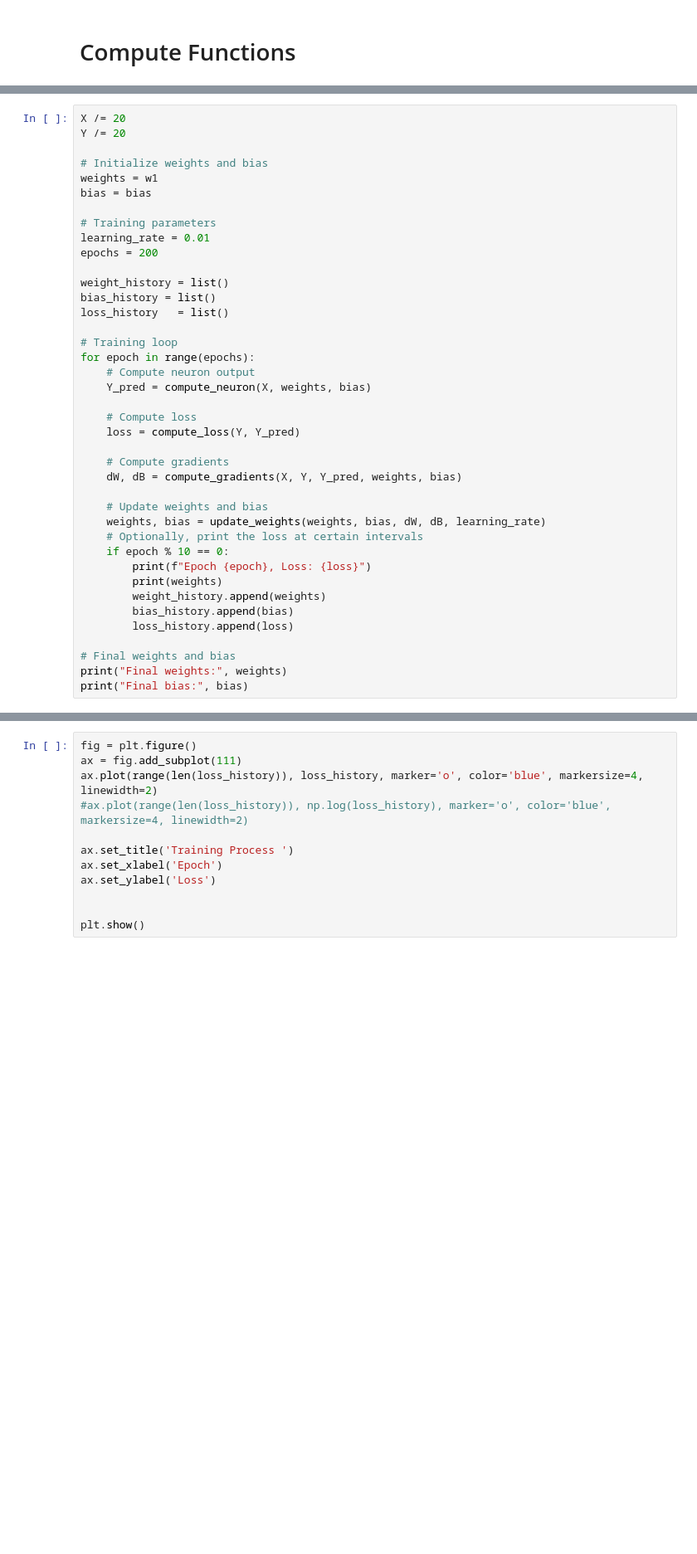
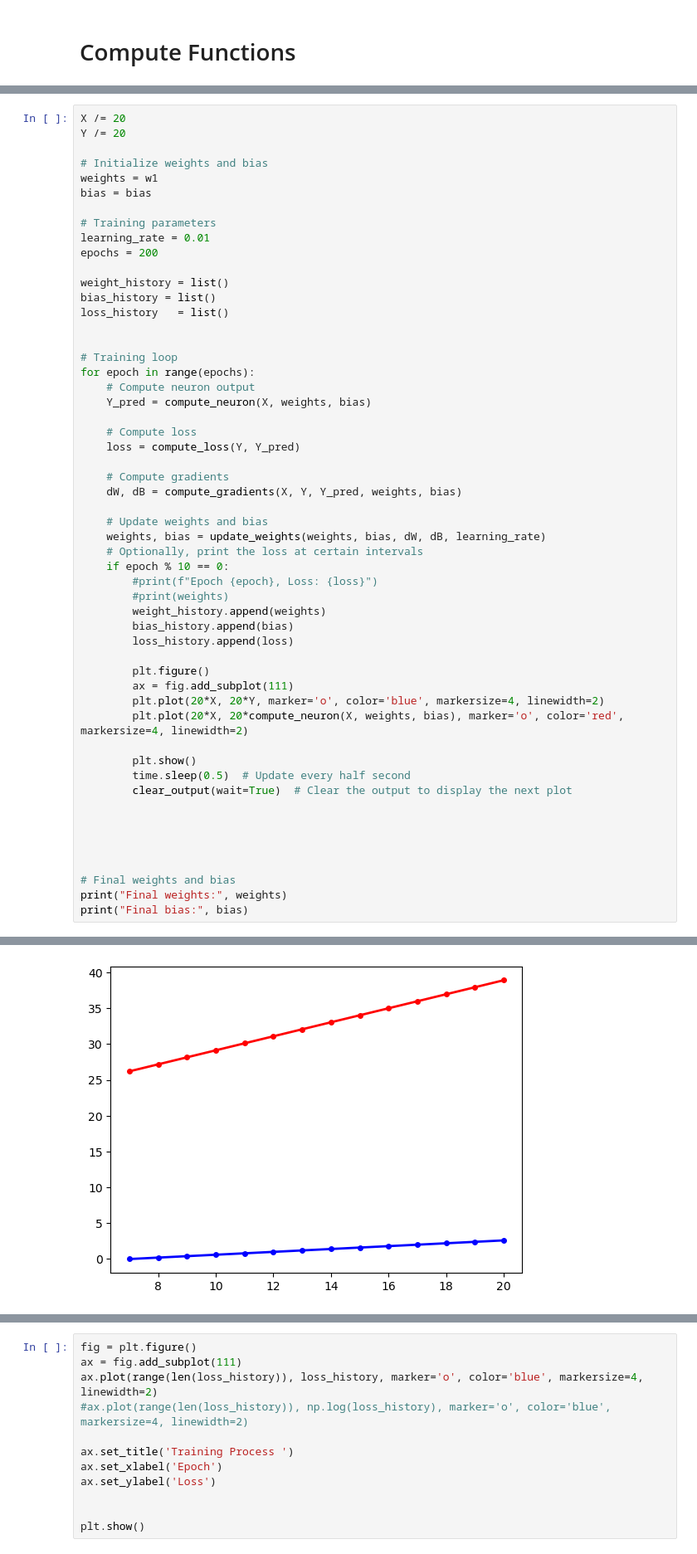
Before and after one commit to GimAndTonic/Neurons, a Jupyter notebook: v2.ipynb, the cells around one changed output, grey strips where cells are left out. Shown at 83% size. Cells and saved outputs as stored; diff of their text form; blank space fills up the shorter version.

```diff
--- a/v2.ipynb
+++ b/v2.ipynb
@@ -86,6 +88,7 @@ weight_history = list()
 bias_history = list()
 loss_history   = list()
 
+
 # Training loop
 for epoch in range(epochs):
     # Compute neuron output
@@ -101,12 +104,25 @@ for epoch in range(epochs):
     weights, bias = update_weights(weights, bias, dW, dB, learning_rate)
     # Optionally, print the loss at certain intervals
     if epoch % 10 == 0:
-        print(f"Epoch {epoch}, Loss: {loss}")
-        print(weights)
+        #print(f"Epoch {epoch}, Loss: {loss}")
+        #print(weights)
         weight_history.append(weights)
         bias_history.append(bias)
         loss_history.append(loss)
 
+        plt.figure()
+        ax = fig.add_subplot(111)
+        plt.plot(20*X, 20*Y, marker='o', color='blue', markersize=4, linewidth=2)
+        plt.plot(20*X, 20*compute_neuron(X, weights, bias), marker='o', color='red', markersize=4, linewidth=2)
+
+        plt.show()
+        time.sleep(0.5)  # Update every half second
+        clear_output(wait=True)  # Clear the output to display the next plot
+
+
+
+
+
 # Final weights and bias
 print("Final weights:", weights)
 print("Final bias:", bias)
@@ -130,0 +131 @@ Final bias: -0.09116573312895414
+[figure, added]
```
Also changed, not shown: parts of 7 cells of this notebook, 1 other file.
